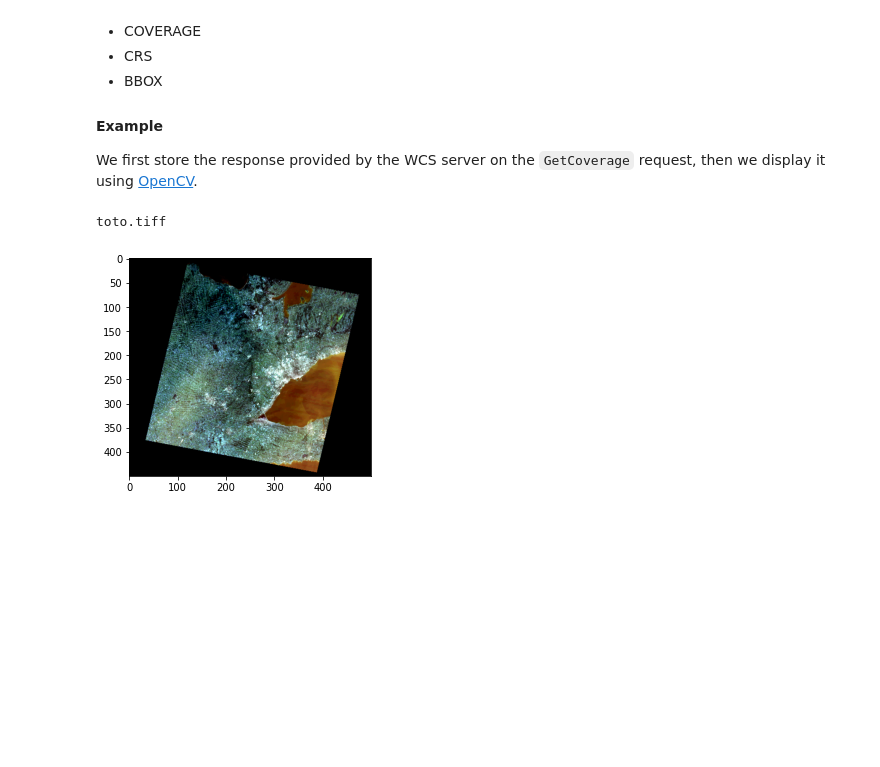
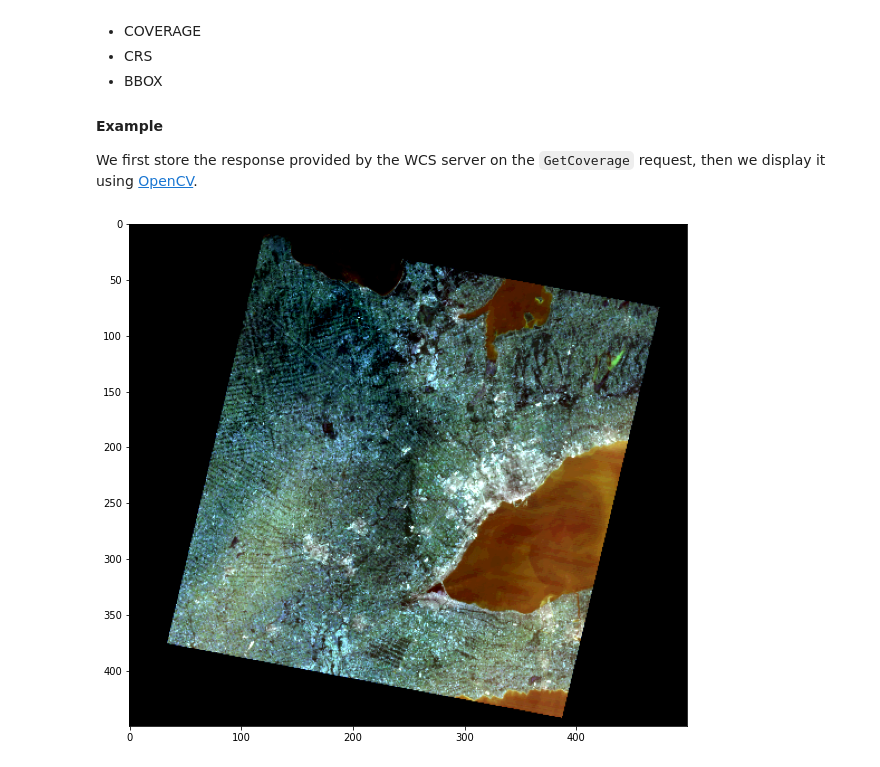
Before and after one commit to GeoLabs/ZOO-Project-Introduction-Tale, a Jupyter notebook: MapServer/OGC_Web_Services_Workshop.ipynb, the cells around one changed output. Cells and saved outputs as stored; diff of their text form; code cells hidden in the pictures; blank space fills up the shorter version.

```diff
--- a/MapServer/OGC_Web_Services_Workshop.ipynb
+++ b/MapServer/OGC_Web_Services_Workshop.ipynb
@@ -444,23 +480,22 @@ We first store the response provided by the WCS server on the `GetCoverage` requ
 # %%
 import requests
 import os
 import cv2
-#import matplotlib.pyplot as plt
+import matplotlib.pyplot as plt
 from display_xml import XML
 
 url='http://localhost:8000/cgi-bin/mapserv?map='+os.environ['REPO_DIR']+'/MapServer/ms-ogc-workshop/service/config.map&version=1.0.0&service=WCS&request=GetCoverage&coverage=toronto&crs=EPSG:26917&resx=500&resy=500&format=GEOTIFF_RGB&BBOX=456850,4732100,706850,4957100'
 
 file=open("./toto.tiff","wb")
 file.write(requests.get(url).content)
 
 train_tiffs = os.listdir("./")
 
 for tiff in train_tiffs:
     if tiff.count('tif'):
-        print(tiff)
         im = cv2.imread("./" + tiff)
+        plt.figure(figsize = (10,10))
         plt.imshow(im)
         plt.show()
 # %% [output]
-toto.tiff
-[figure, old version]
+[figure, new version]
```
Also changed, not shown: parts of 18 cells of this notebook.
